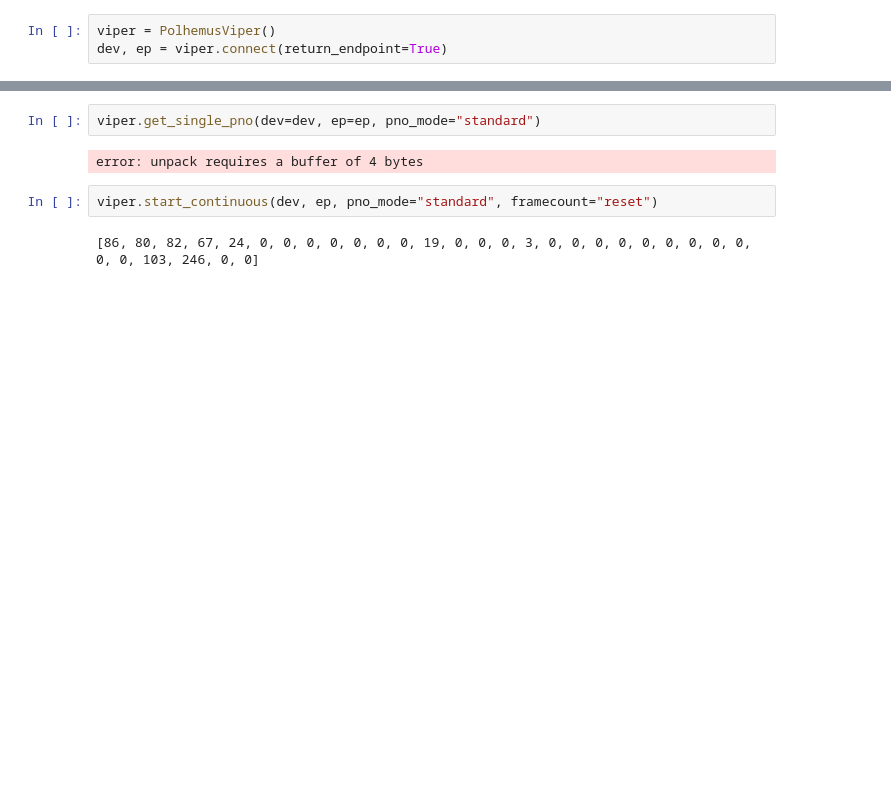
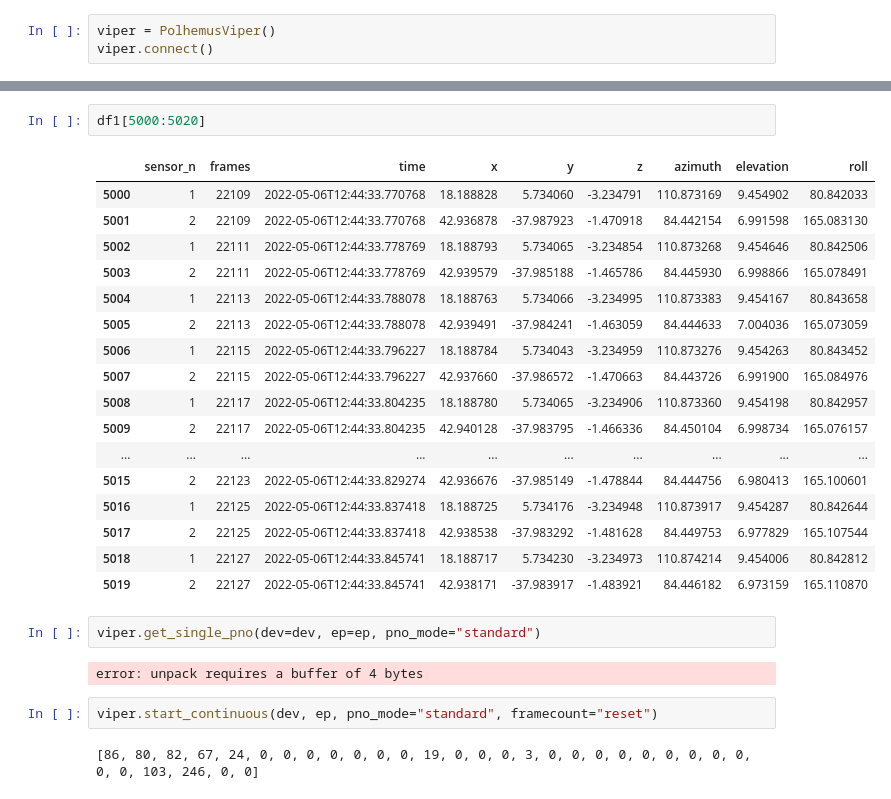
Before and after one commit to jagraterol/Pyper, a Jupyter notebook: pyper.ipynb, the cells around one changed output, grey strips where cells are left out. Cells and saved outputs as stored; diff of their text form; blank space fills up the shorter version.

```diff
--- a/pyper.ipynb
+++ b/pyper.ipynb
@@ -8,3 +9,3 @@ import pandas as pd
 # %%
 viper = PolhemusViper()
-dev, ep = viper.connect(return_endpoint=True)
+viper.connect()
@@ -62,3 +85,23 @@ df1[40:100]
+# %%
+df1[5000:5020]
+# %% [output]
+|  | sensor_n | frames | time | x | y | z | azimuth | elevation | roll |
+| 5000 | 1 | 22109 | 2022-05-06T12:44:33.770768 | 18.188828 | 5.734060 | -3.234791 | 110.873169 | 9.454902 | 80.842033 |
+| 5001 | 2 | 22109 | 2022-05-06T12:44:33.770768 | 42.936878 | -37.987923 | -1.470918 | 84.442154 | 6.991598 | 165.083130 |
+| 5002 | 1 | 22111 | 2022-05-06T12:44:33.778769 | 18.188793 | 5.734065 | -3.234854 | 110.873268 | 9.454646 | 80.842506 |
+| 5003 | 2 | 22111 | 2022-05-06T12:44:33.778769 | 42.939579 | -37.985188 | -1.465786 | 84.445930 | 6.998866 | 165.078491 |
+| 5004 | 1 | 22113 | 2022-05-06T12:44:33.788078 | 18.188763 | 5.734066 | -3.234995 | 110.873383 | 9.454167 | 80.843658 |
+| 5005 | 2 | 22113 | 2022-05-06T12:44:33.788078 | 42.939491 | -37.984241 | -1.463059 | 84.444633 | 7.004036 | 165.073059 |
+| 5006 | 1 | 22115 | 2022-05-06T12:44:33.796227 | 18.188784 | 5.734043 | -3.234959 | 110.873276 | 9.454263 | 80.843452 |
+| 5007 | 2 | 22115 | 2022-05-06T12:44:33.796227 | 42.937660 | -37.986572 | -1.470663 | 84.443726 | 6.991900 | 165.084976 |
+| 5008 | 1 | 22117 | 2022-05-06T12:44:33.804235 | 18.188780 | 5.734065 | -3.234906 | 110.873360 | 9.454198 | 80.842957 |
+| 5009 | 2 | 22117 | 2022-05-06T12:44:33.804235 | 42.940128 | -37.983795 | -1.466336 | 84.450104 | 6.998734 | 165.076157 |
+| ... | ... | ... | ... | ... | ... | ... | ... | ... | ... |
+| 5015 | 2 | 22123 | 2022-05-06T12:44:33.829274 | 42.936676 | -37.985149 | -1.478844 | 84.444756 | 6.980413 | 165.100601 |
+| 5016 | 1 | 22125 | 2022-05-06T12:44:33.837418 | 18.188725 | 5.734176 | -3.234948 | 110.873917 | 9.454287 | 80.842644 |
+| 5017 | 2 | 22125 | 2022-05-06T12:44:33.837418 | 42.938538 | -37.983292 | -1.481628 | 84.449753 | 6.977829 | 165.107544 |
+| 5018 | 1 | 22127 | 2022-05-06T12:44:33.845741 | 18.188717 | 5.734230 | -3.234973 | 110.874214 | 9.454006 | 80.842812 |
+| 5019 | 2 | 22127 | 2022-05-06T12:44:33.845741 | 42.938171 | -37.983917 | -1.483921 | 84.446182 | 6.973159 | 165.110870 |
 # %%
 viper.get_single_pno(dev=dev, ep=ep, pno_mode="standard")
 # %% [output]
```
Also changed, not shown: parts of 15 cells of this notebook, 1 other file.
